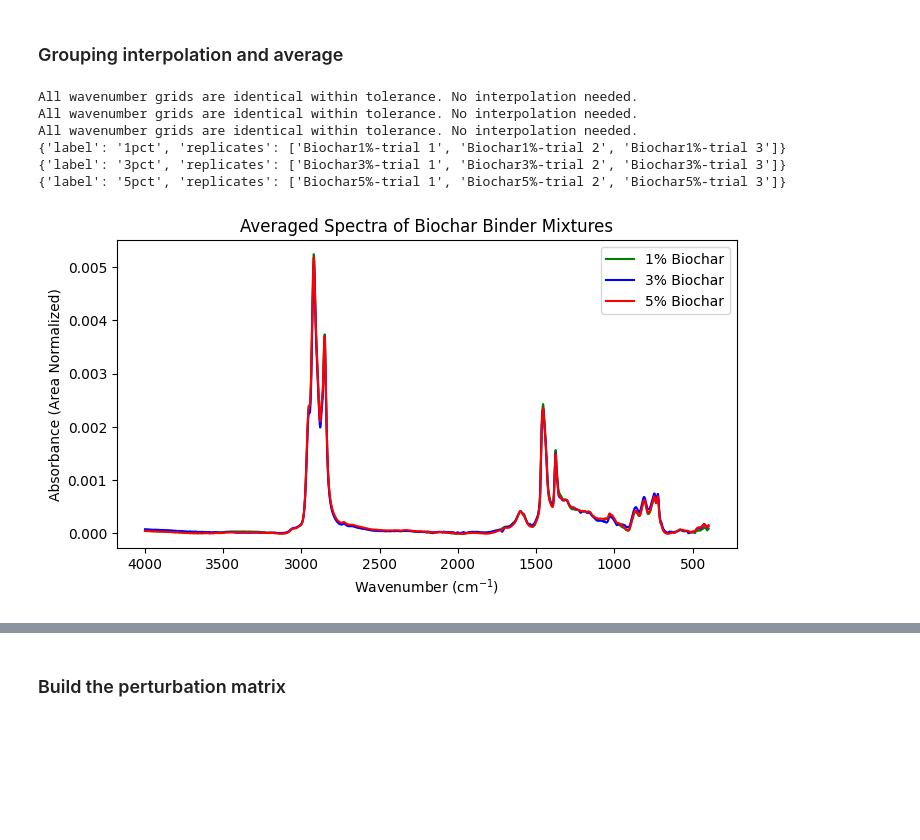
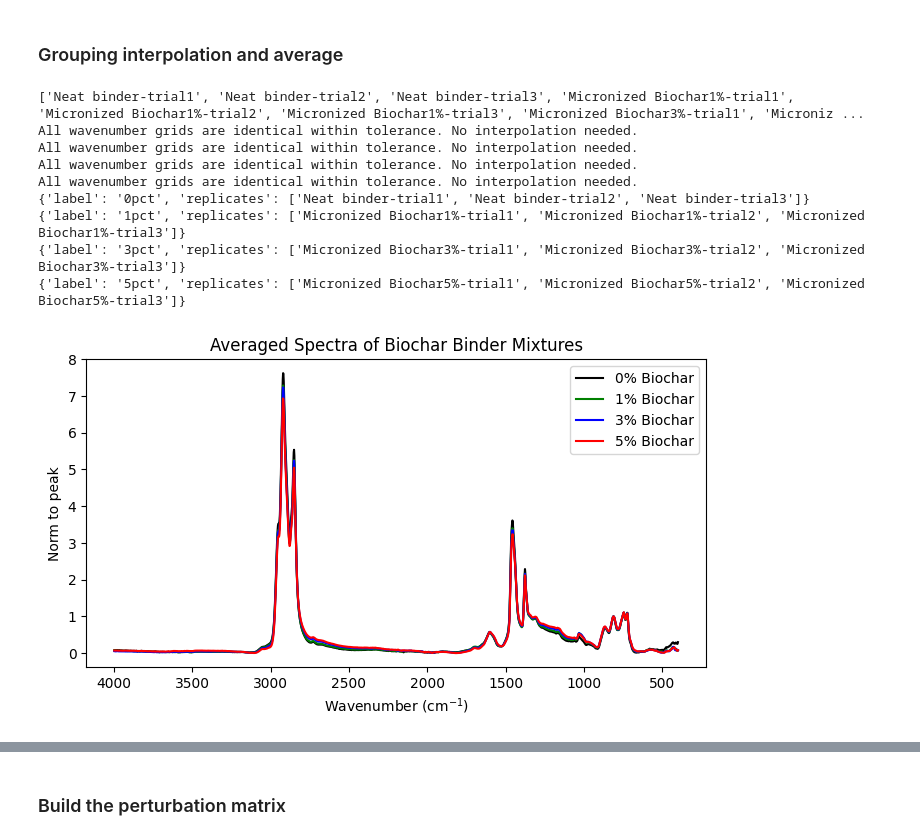
Before and after one commit to bespinosaaco/ftir-tools, a Jupyter notebook: 2D-COS.ipynb, the cells around one changed output, grey strips where cells are left out. Saved outputs shown, nothing was run; the diff lists cells and outputs as text; code cells hidden in the pictures; blank space fills up the shorter version.

```diff
--- a/2D-COS.ipynb
+++ b/2D-COS.ipynb
@@ -352,6 +357,7 @@ def average_replicates(
     avg_df = pd.DataFrame({
         'wvn'         : first_df['wvn'].to_numpy(),
         'abs_averaged': abs_stack.mean(axis=0),
+        'abs_std' : abs_stack.std(axis=0)
     })
 
     # store the label as DataFrame metadata — no MultiIndex needed
@@ -498,4 +504,6 @@ def compute_2dcos(dynamic_df: pd.DataFrame) -> tuple[pd.DataFrame, pd.DataFrame]
 # Loading data into a dictionary of DataFrames, with keys corresponding to file names (without extensions)
 files_dir = "../../phd-database/data/EXTERNAL/MOEIN/"
 opus_files = get_list_of_opus_files(files_dir) # This can be mannually set to a list of files if desired, e.g. ['opus_file.O','opus_file.1']
+opus_files = opus_files[-3:] + opus_files[9:-3]  # Selected files
 atr_dict = load_opus_data_dict(opus_files, files_dir)
+opus_files
@@ -588,9 +620,18 @@ df
 # %%
+yaxis_name ='Absorbance (Area Normalized)'
+yaxis_name ='Absorbance (MinMax)'
+yaxis_name ='Norm to peak'
+
 # Example with all files in the dictionary
 for key in atr_dict:
-    atr_dict[key]['data'] = baseline_als(atr_dict[key]['data'], lam=1e7, n_iter=10)
-    # atr_dict[key]['data'] = smooth_savgol(atr_dict[key]['data'])
+    atr_dict[key]['data'] = baseline_als(atr_dict[key]['data'], lam=1e12, n_iter=20)
+    # atr_dict[key]['data'] = smooth_savgol(atr_dict[key]['data']) # No need to smooth
     atr_dict[key]['data'] = normalize_area(atr_dict[key]['data'])
+    if yaxis_name == 'Absorbance (MinMax)':
+        atr_dict[key]['data'] = normalize_minmax(atr_dict[key]['data']) # this is to see the intensity ratios repective to the highest intensity
+    if yaxis_name == 'Norm to peak':
+        max_peak = max(atr_dict[key]['data'].iloc[:,-1][(atr_dict[key]['data']['wvn']>=800) &(atr_dict[key]['data']['wvn']<=820)])
+        atr_dict[key]['data']['abs_norm_to_peak'] = atr_dict[key]['data'].iloc[:,-1]/max_peak
 
 fig, ax = plt.subplots(figsize=(10, 6))
 for key in atr_dict:
@@ -602,6 +643,6 @@ for key in atr_dict:
 ax.set_xlabel(r'Wavenumber (cm$^{-1}$)')
 ax.set_ylabel('Area Normalized Absorbance (a.u.)')
 ax.invert_xaxis()
-ax.legend()
+ax.legend(bbox_to_anchor=[1.35, 1])
 plt.show()
 # %% [output]
@@ -609,42 +650,53 @@ plt.show()
 # %% [markdown]
 ### Grouping interpolation and average
 # %%
-replicates_list1 = ['Biochar1%-trial 1', 'Biochar1%-trial 2', 'Biochar1%-trial 3']
-replicates_list2 = ['Biochar3%-trial 1', 'Biochar3%-trial 2', 'Biochar3%-trial 3']
-replicates_list3 = ['Biochar5%-trial 1', 'Biochar5%-trial 2', 'Biochar5%-trial 3']
+sample_list = [file.split('.')[0] for file in opus_files]
+print(sample_list)
+# Assuming your files are sorted
+replicates_list1 = sample_list[:3]
+replicates_list2 = sample_list[3:6]
+replicates_list3 = sample_list[6:9]
+replicates_list4 = sample_list[9:]
 
-# extract sub-dicts preserving keys
-group_1pct = {k: atr_dict[k]['data'] for k in replicates_list1}
-group_3pct = {k: atr_dict[k]['data'] for k in replicates_list2}
-group_5pct = {k: atr_dict[k]['data'] for k in replicates_list3}
+# # extract sub-dicts preserving keys
+group_0pct = {k: atr_dict[k]['data'] for k in replicates_list1}
+group_1pct = {k: atr_dict[k]['data'] for k in replicates_list2}
+group_3pct = {k: atr_dict[k]['data'] for k in replicates_list3}
+group_5pct = {k: atr_dict[k]['data'] for k in replicates_list4}
 
-# interpolate then average — keys preserved throughout
+# # interpolate then average — keys preserved throughout
+avg_0pct = average_replicates(interpolate_grid(group_0pct), group_label='0pct')
 avg_1pct = average_replicates(interpolate_grid(group_1pct), group_label='1pct')
 avg_3pct = average_replicates(interpolate_grid(group_3pct), group_label='3pct')
 avg_5pct = average_replicates(interpolate_grid(group_5pct), group_label='5pct')
 
 # metadata travels with the DataFrame
+print(avg_0pct.attrs)
 print(avg_1pct.attrs)
 print(avg_3pct.attrs)
 print(avg_5pct.attrs)
 
 # {'label': '1pct', 'replicates': ['Biochar1%-trial 1', 'Biochar1%-trial 2', 'Biochar1%-trial 3']}
 
 fig, ax = plt.subplots(figsize=(8, 4))
+ax.plot(avg_0pct['wvn'], avg_0pct['abs_averaged'], color='black', alpha=1, label='0% Biochar')
 ax.plot(avg_1pct['wvn'], avg_1pct['abs_averaged'], color='green', alpha=1, label='1% Biochar')
 ax.plot(avg_3pct['wvn'], avg_3pct['abs_averaged'], color='blue', alpha=1, label='3% Biochar')
 ax.plot(avg_5pct['wvn'], avg_5pct['abs_averaged'], color='red', alpha=1, label='5% Biochar')
 ax.set_title('Averaged Spectra of Biochar Binder Mixtures')
 ax.set_xlabel(r'Wavenumber (cm$^{-1}$)')
-ax.set_ylabel('Absorbance (Area Normalized)')
+ax.set_ylabel(yaxis_name)
 ax.invert_xaxis()
 ax.legend()
 plt.show()
 # %% [output]
+['Neat binder-trial1', 'Neat binder-trial2', 'Neat binder-trial3', 'Micronized Biochar1%-trial1', 'Micronized Biochar1%-trial2', 'Micronized Biochar1%-trial3', 'Micronized Biochar3%-trial1', 'Microniz ...
 All wavenumber grids are identical within tolerance. No interpolation needed.
 All wavenumber grids are identical within tolerance. No interpolation needed.
 All wavenumber grids are identical within tolerance. No interpolation needed.
-{'label': '1pct', 'replicates': ['Biochar1%-trial 1', 'Biochar1%-trial 2', 'Biochar1%-trial 3']}
-{'label': '3pct', 'replicates': ['Biochar3%-trial 1', 'Biochar3%-trial 2', 'Biochar3%-trial 3']}
-{'label': '5pct', 'replicates': ['Biochar5%-trial 1', 'Biochar5%-trial 2', 'Biochar5%-trial 3']}
+All wavenumber grids are identical within tolerance. No interpolation needed.
+{'label': '0pct', 'replicates': ['Neat binder-trial1', 'Neat binder-trial2', 'Neat binder-trial3']}
+{'label': '1pct', 'replicates': ['Micronized Biochar1%-trial1', 'Micronized Biochar1%-trial2', 'Micronized Biochar1%-trial3']}
+{'label': '3pct', 'replicates': ['Micronized Biochar3%-trial1', 'Micronized Biochar3%-trial2', 'Micronized Biochar3%-trial3']}
+{'label': '5pct', 'replicates': ['Micronized Biochar5%-trial1', 'Micronized Biochar5%-trial2', 'Micronized Biochar5%-trial3']}
-[figure, old version]
+[figure, new version]
```
Also changed, not shown: parts of 8 cells of this notebook.
